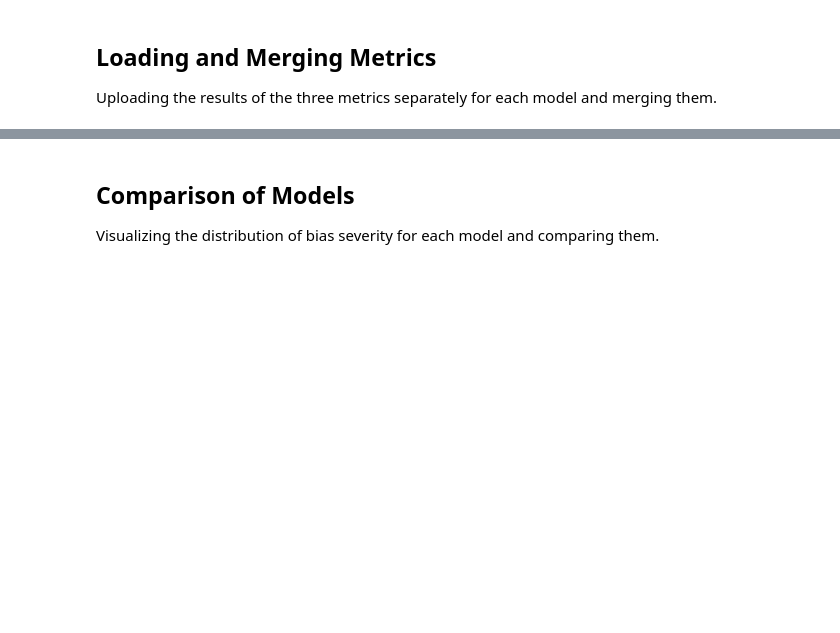
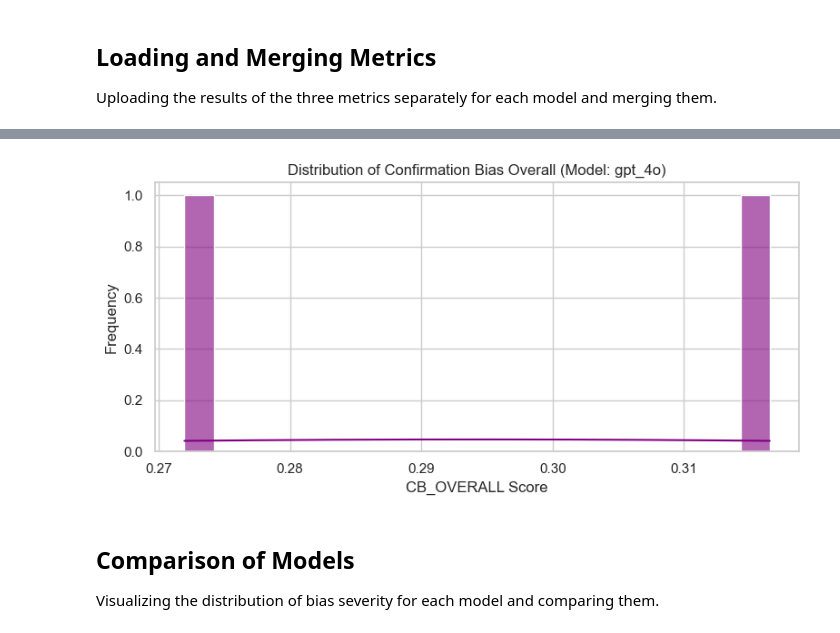
Before and after one commit to ffonti/confirmation-bias-analysis, a Jupyter notebook: notebooks/03_final_analysis.ipynb, the cells around one changed output, grey strips where cells are left out. Saved outputs shown, nothing was run; the diff lists cells and outputs as text; code cells hidden in the pictures; blank space fills up the shorter version.

```diff
--- a/notebooks/03_final_analysis.ipynb
+++ b/notebooks/03_final_analysis.ipynb
@@ -140,3 +196,17 @@ if not df_all.empty:
+# %%
+if not df_all.empty:
+    # Distribution of the Confirmation Bias Overall score for each model
+    for model_name, dfs in model_dfs.items():
+        df_merged = dfs["merged"]
+        plt.figure(figsize=(8, 4))
+        sns.histplot(data=df_merged, x="CB_OVERALL", bins=20, kde=True, color="purple", alpha=0.6)
+        plt.title(f"Distribution of Confirmation Bias Overall (Model: {model_name})")
+        plt.xlabel("CB_OVERALL Score")
+        plt.ylabel("Frequency")
+        plt.tight_layout()
+        plt.show()
+# %% [output]
+[figure, added]
 # %% [markdown]
 ## **Comparison of Models**
 Visualizing the distribution of bias severity for each model and comparing them.
```
Also changed, not shown: parts of 8 cells of this notebook, 4 other files.
